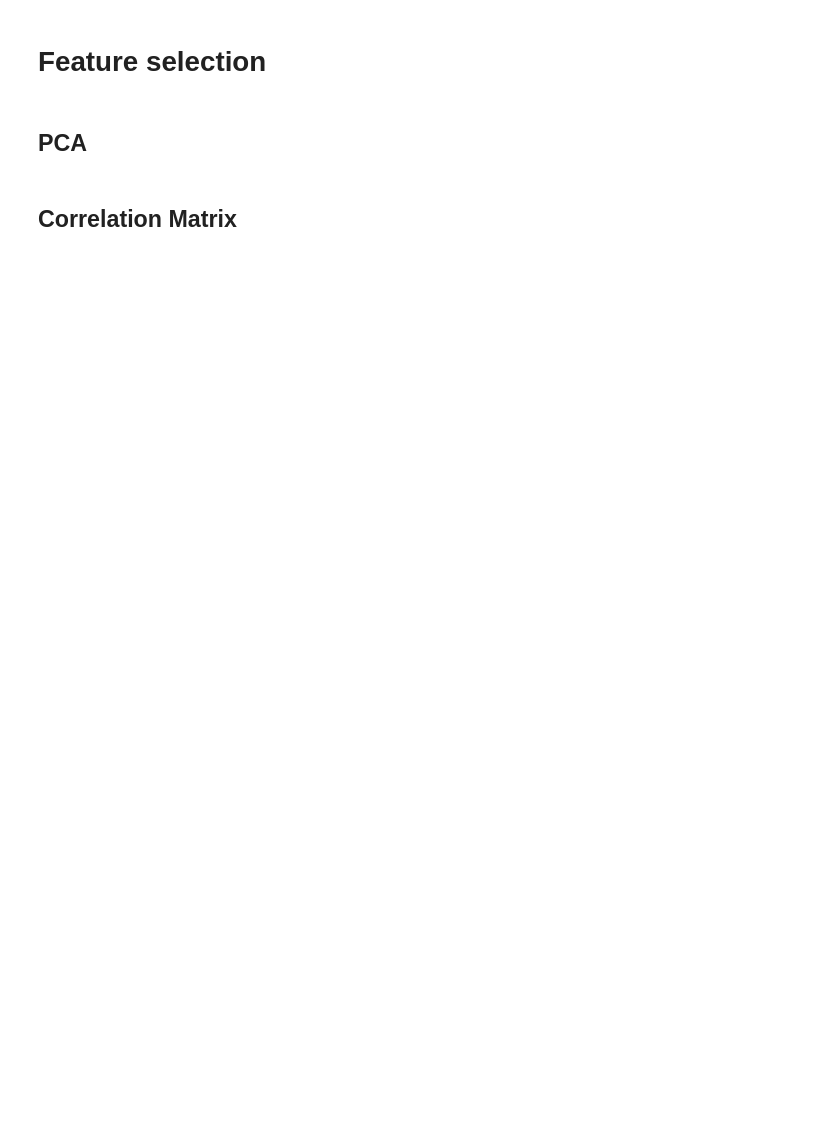
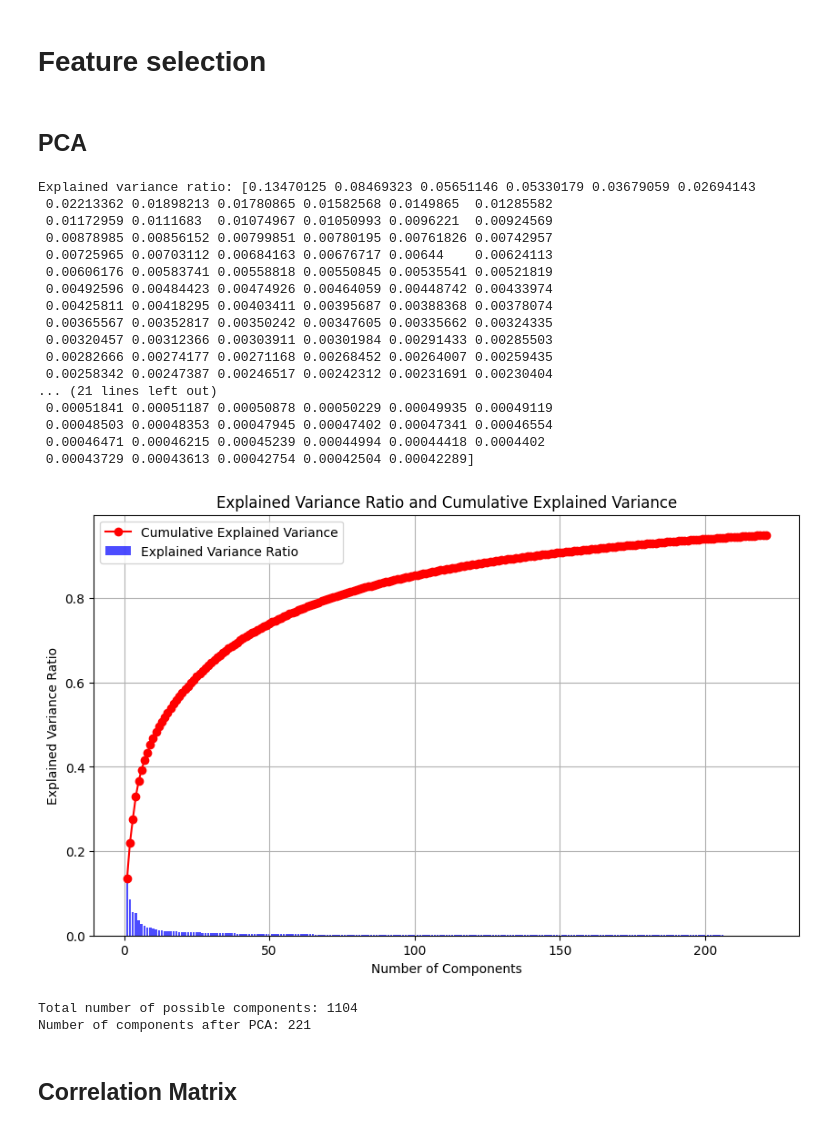
Before and after one commit to jeezusplays/is460-g2, a Jupyter notebook: data-extension/feature-extraction.ipynb, the cells around one changed output. Cells and saved outputs as stored; diff of their text form; code cells hidden in the pictures; blank space fills up the shorter version.

```diff
--- a/data-extension/feature-extraction.ipynb
+++ b/data-extension/feature-extraction.ipynb
@@ -227,2 +201,55 @@ plt.show()
+# %%
+import numpy as np
+import matplotlib.pyplot as plt
+from sklearn.decomposition import PCA
+
+# Apply PCA with the desired number of components or variance threshold
+n_components = 0.95  # Choose the number of components you want to keep
+pca = PCA(n_components=n_components)
+X_pca = pca.fit_transform(X_standardized)
+
+# Check the explained variance ratio to decide on the number of components
+explained_variance_ratio = pca.explained_variance_ratio_
+print("Explained variance ratio:", explained_variance_ratio)
+
+# Generate the number of components
+num_components = len(explained_variance_ratio)
+total_possible_components = X_standardized.shape[1]
+
+# Plot the explained variance ratio and cumulative explained variance ratio
+plt.figure(figsize=(10, 6))
+plt.bar(range(1, num_components + 1), explained_variance_ratio, label='Explained Variance Ratio', alpha=0.7, color='b')
+plt.plot(range(1, num_components + 1), cumulative_explained_variance_ratio, label='Cumulative Explained Variance', color='r', marker='o')
+plt.xlabel('Number of Components')
+plt.ylabel('Explained Variance Ratio')
+plt.title('Explained Variance Ratio and Cumulative Explained Variance')
+plt.legend()
+plt.grid(True)
+
+plt.show()
+
+print(f'Total number of possible components: {total_possible_components}')
+print(f'Number of components after PCA: {num_components} ')
+# %% [output]
+Explained variance ratio: [0.13470125 0.08469323 0.05651146 0.05330179 0.03679059 0.02694143
+ 0.02213362 0.01898213 0.01780865 0.01582568 0.0149865  0.01285582
+ 0.01172959 0.0111683  0.01074967 0.01050993 0.0096221  0.00924569
+ 0.00878985 0.00856152 0.00799851 0.00780195 0.00761826 0.00742957
+ 0.00725965 0.00703112 0.00684163 0.00676717 0.00644    0.00624113
+ 0.00606176 0.00583741 0.00558818 0.00550845 0.00535541 0.00521819
+ 0.00492596 0.00484423 0.00474926 0.00464059 0.00448742 0.00433974
+ 0.00425811 0.00418295 0.00403411 0.00395687 0.00388368 0.00378074
+ 0.00365567 0.00352817 0.00350242 0.00347605 0.00335662 0.00324335
+ 0.00320457 0.00312366 0.00303911 0.00301984 0.00291433 0.00285503
+ 0.00282666 0.00274177 0.00271168 0.00268452 0.00264007 0.00259435
+ 0.00258342 0.00247387 0.00246517 0.00242312 0.00231691 0.00230404
+... (21 lines left out)
+ 0.00051841 0.00051187 0.00050878 0.00050229 0.00049935 0.00049119
+ 0.00048503 0.00048353 0.00047945 0.00047402 0.00047341 0.00046554
+ 0.00046471 0.00046215 0.00045239 0.00044994 0.00044418 0.0004402
+ 0.00043729 0.00043613 0.00042754 0.00042504 0.00042289]
+[figure, added]
+Total number of possible components: 1104
+Number of components after PCA: 221
 # %% [markdown]
 ## Correlation Matrix
```
Also changed, not shown: parts of 6 cells of this notebook, 1 other file.
